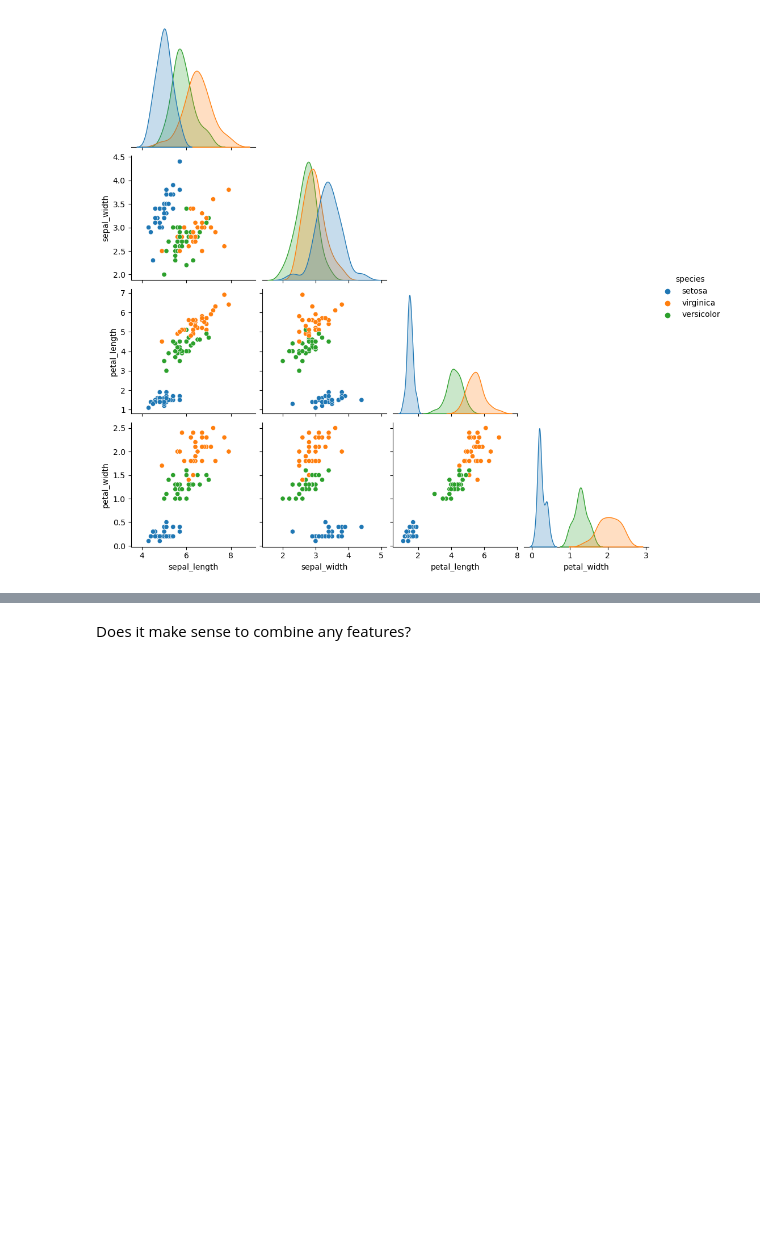
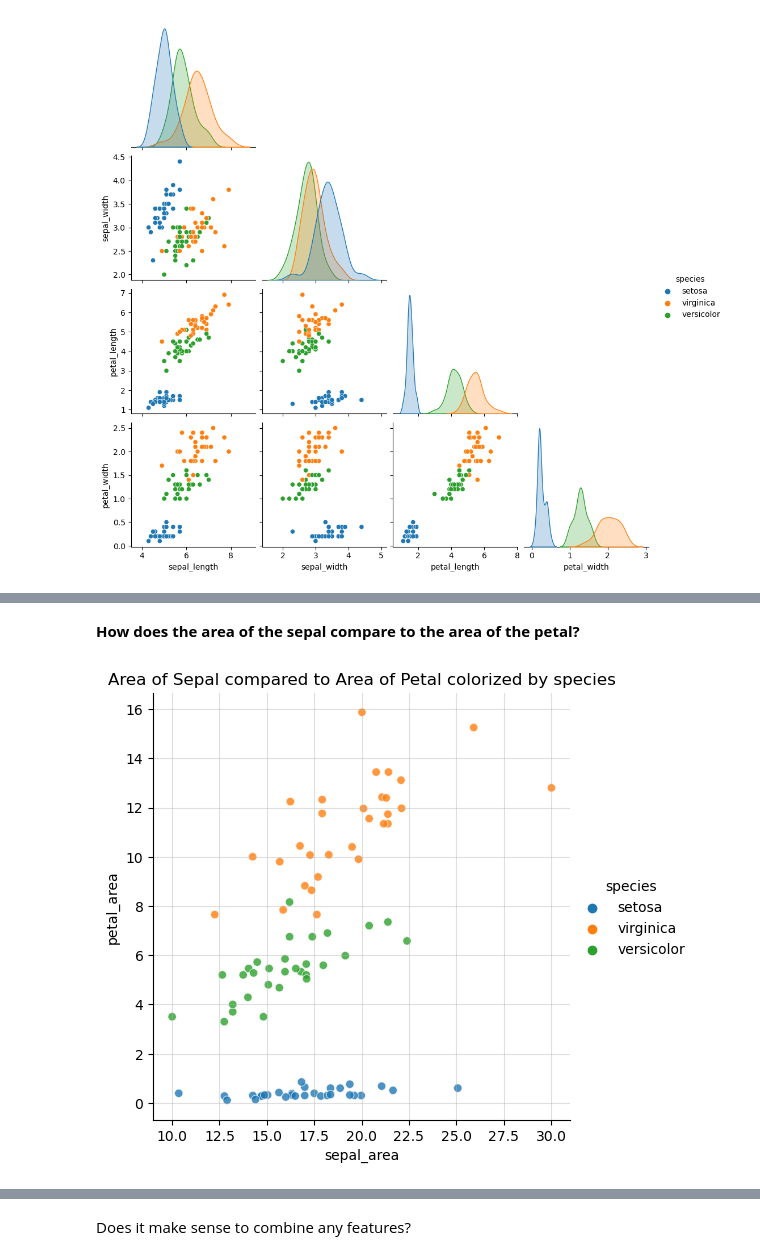
Before and after one commit to Michael-Nelson361/classification-exercises, a Jupyter notebook: explore.ipynb, the cells around one changed output, grey strips where cells are left out. Drawn from its saved outputs; the diff is of its cells as text; code cells hidden in the pictures; blank space fills up the shorter version.

```diff
--- a/explore.ipynb
+++ b/explore.ipynb
@@ -334,0 +356,13 @@ plt.show()
+# %% [markdown]
+**How does the area of the sepal compare to the area of the petal?**
+# %%
+# Create columns
+train_iris['sepal_area'] = train_iris.sepal_length * train_iris.sepal_width
+train_iris['petal_area'] = train_iris.petal_length * train_iris.petal_width
+# %%
+sns.relplot(train_iris,x='sepal_area',y='petal_area',hue='species',alpha=0.8)
+plt.grid(alpha=0.4)
+plt.title('Area of Sepal compared to Area of Petal colorized by species')
+plt.show()
+# %% [output]
+[figure, added]
```
Also changed, not shown: parts of 14 cells of this notebook.
